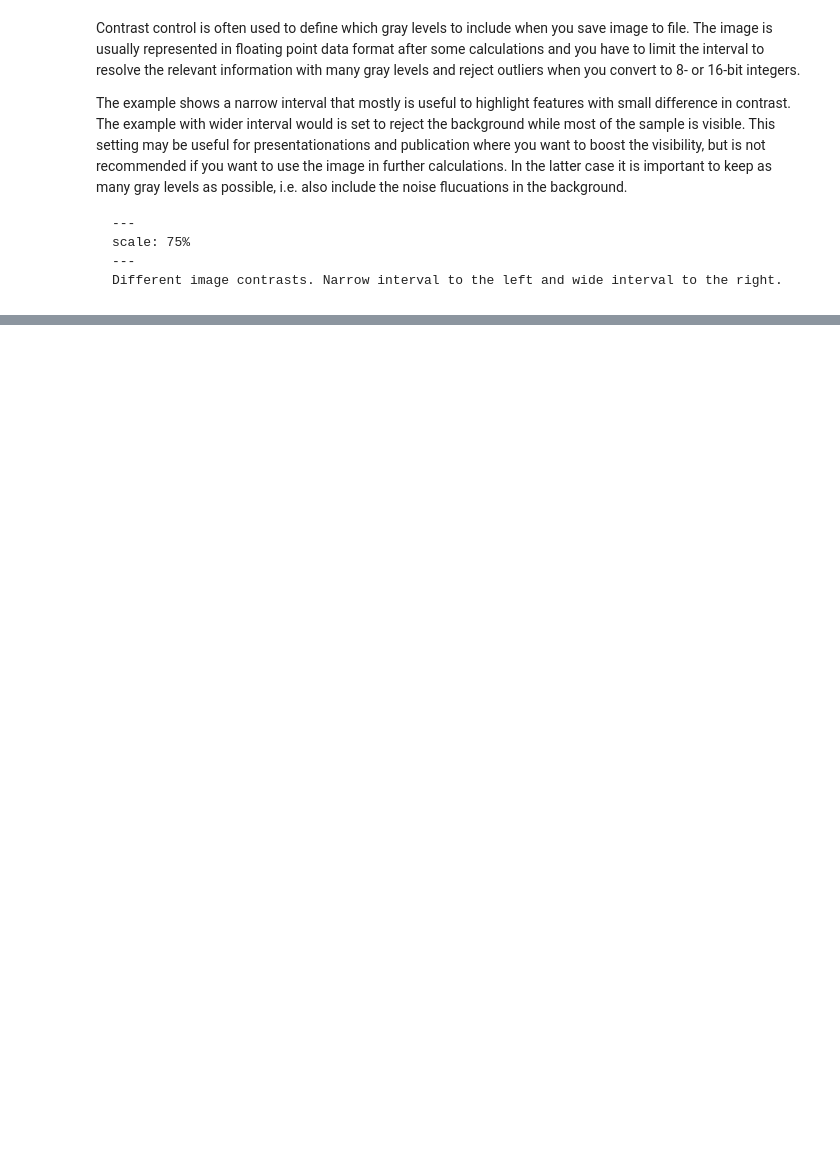
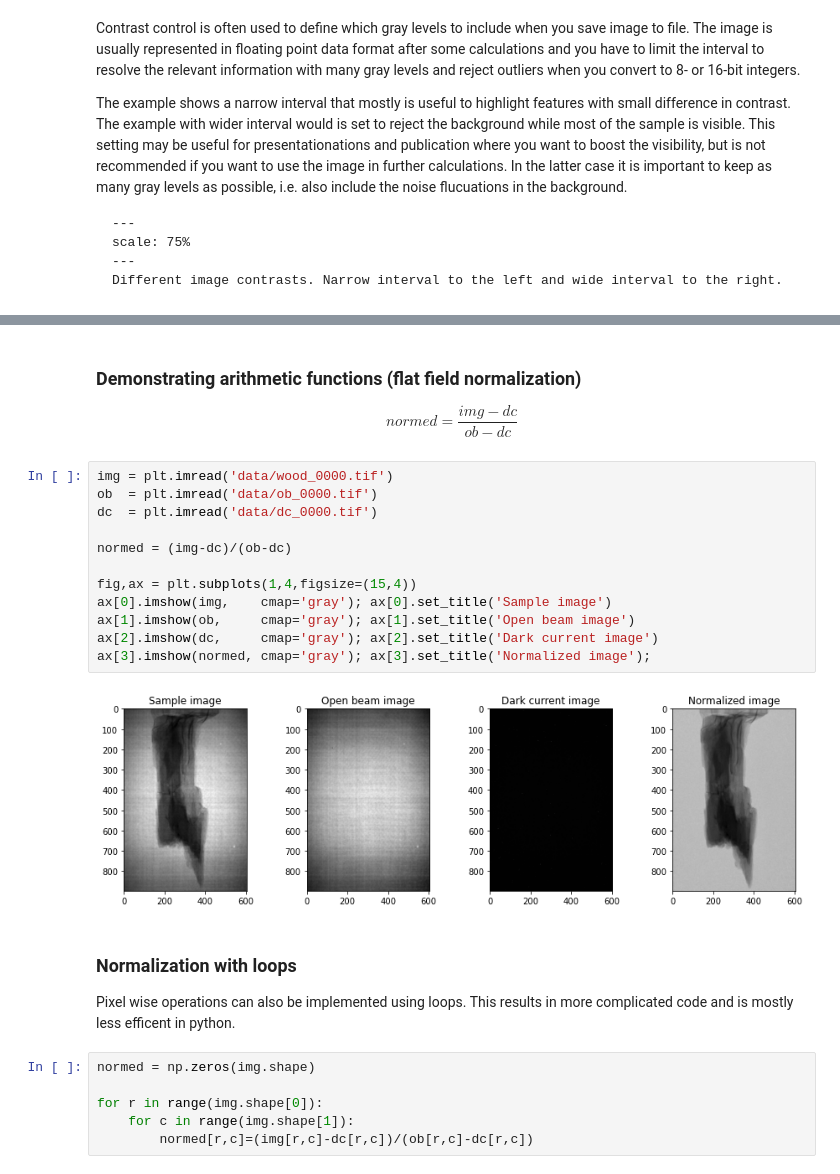
Before and after one commit to ImagingLectures/IAEA-eLearning2, a Jupyter notebook: lectures/01-Introduction2ImgProc/Introduction2Images.ipynb, the cells around one changed output, grey strips where cells are left out. Drawn from its saved outputs; the diff is of its cells as text; blank space fills up the shorter version.

```diff
--- a/lectures/01-Introduction2ImgProc/Introduction2Images.ipynb
+++ b/lectures/01-Introduction2ImgProc/Introduction2Images.ipynb
@@ -300,0 +377,27 @@ Different image contrasts. Narrow interval to the left and wide interval to the
+# %% [markdown]
+### Demonstrating arithmetic functions (flat field normalization)
+
+$$normed = \frac{img-dc}{ob-dc}$$
+# %%
+img = plt.imread('data/wood_0000.tif')
+ob  = plt.imread('data/ob_0000.tif')
+dc  = plt.imread('data/dc_0000.tif')
+
+normed = (img-dc)/(ob-dc)
+
+fig,ax = plt.subplots(1,4,figsize=(15,4))
+ax[0].imshow(img,    cmap='gray'); ax[0].set_title('Sample image')
+ax[1].imshow(ob,     cmap='gray'); ax[1].set_title('Open beam image')
+ax[2].imshow(dc,     cmap='gray'); ax[2].set_title('Dark current image')
+ax[3].imshow(normed, cmap='gray'); ax[3].set_title('Normalized image');
+# %% [output]
+[figure, added]
+# %% [markdown]
+### Normalization with loops
+Pixel wise operations can also be implemented using loops. This results in more complicated code and is mostly less efficent in python.
+# %%
+normed = np.zeros(img.shape)
+
+for r in range(img.shape[0]):
+    for c in range(img.shape[1]):
+        normed[r,c]=(img[r,c]-dc[r,c])/(ob[r,c]-dc[r,c])
```
Also changed, not shown: parts of 70 cells of this notebook, 15 other files.
